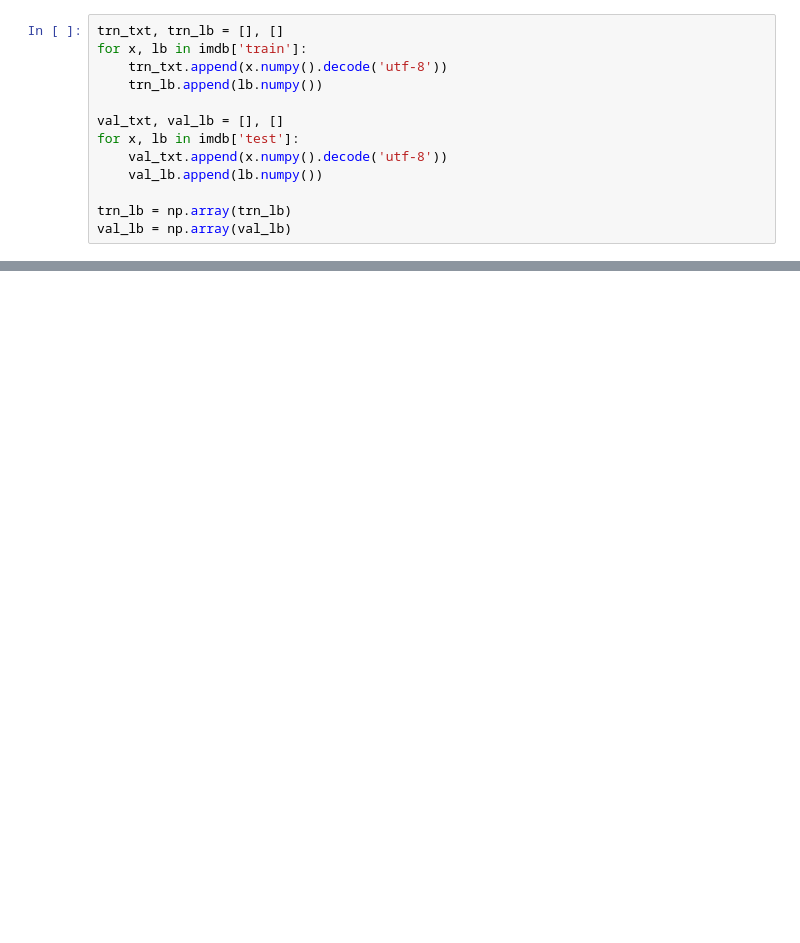
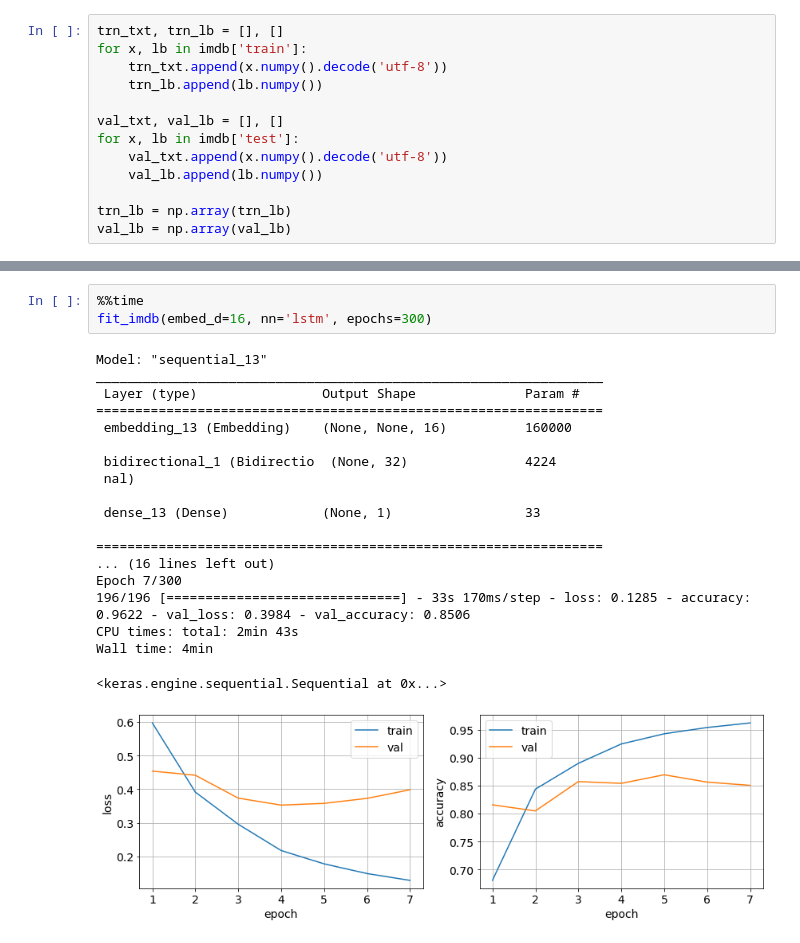
Before and after one commit to linjing-gz-gd/coursera-tensorflow-cert, a Jupyter notebook: C3-W3-imdb.ipynb, the cells around one changed output, grey strips where cells are left out. Cells and saved outputs as stored; diff of their text form; blank space fills up the shorter version.

```diff
--- a/C3-W3-imdb.ipynb
+++ b/C3-W3-imdb.ipynb
@@ -43,0 +124,23 @@ def fit_imdb(vocab_size=10000, embed_d=16, maxlen=120)
+# %%
+%%time
+fit_imdb(embed_d=16, nn='lstm', epochs=300)
+# %% [output]
+Model: "sequential_13"
+_________________________________________________________________
+ Layer (type)                Output Shape              Param #
+=================================================================
+ embedding_13 (Embedding)    (None, None, 16)          160000
+
+ bidirectional_1 (Bidirectio  (None, 32)               4224
+ nal)
+
+ dense_13 (Dense)            (None, 1)                 33
+
+=================================================================
+... (16 lines left out)
+Epoch 7/300
+196/196 [==============================] - 33s 170ms/step - loss: 0.1285 - accuracy: 0.9622 - val_loss: 0.3984 - val_accuracy: 0.8506
+CPU times: total: 2min 43s
+Wall time: 4min
+<keras.engine.sequential.Sequential at 0x...>
+[figure, added]
```
Also changed, not shown: parts of 7 cells of this notebook, 3 other files.
